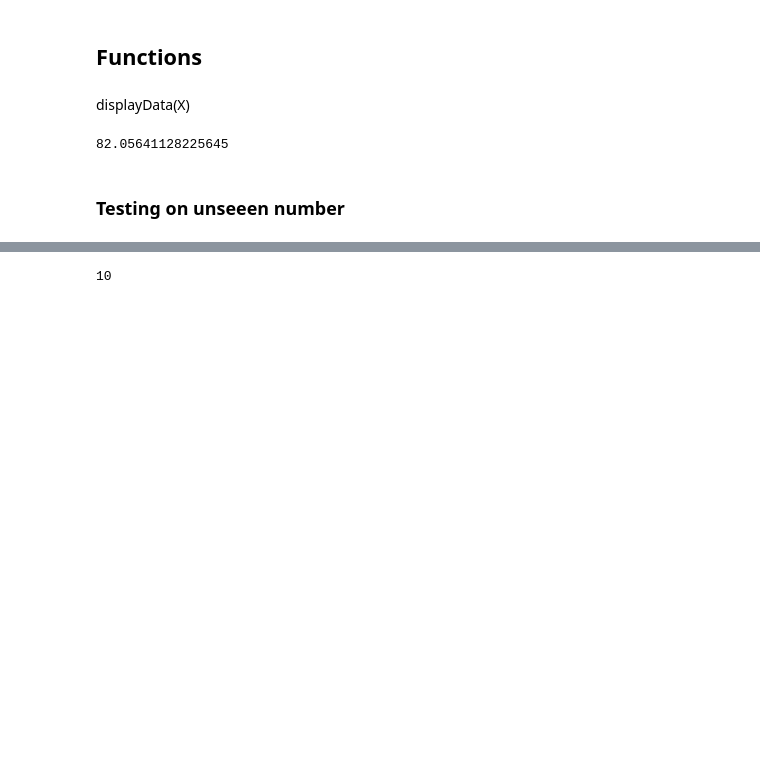
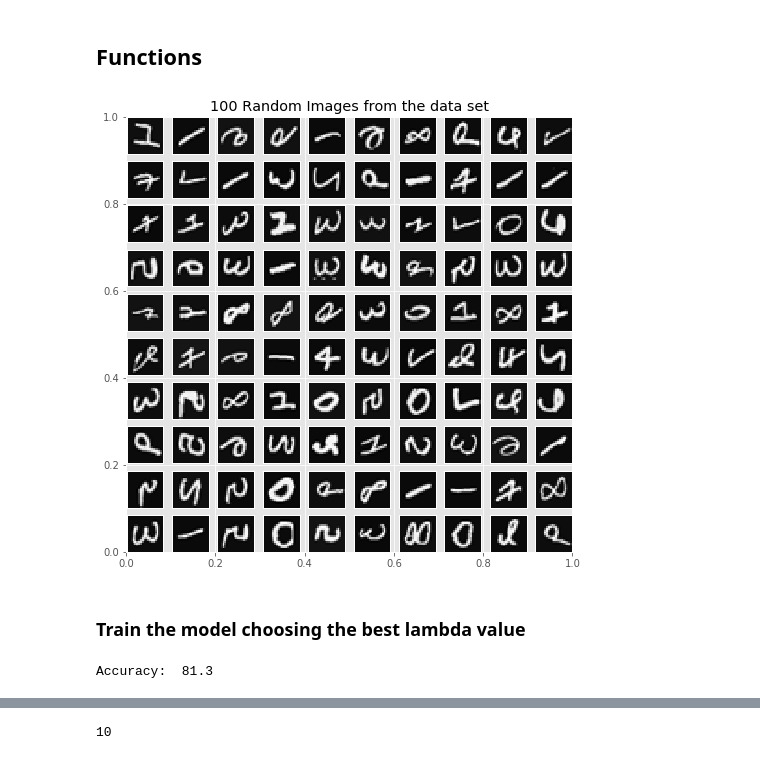
Before and after one commit to Pptr95/machine-learning-AndrewNg, a Jupyter notebook: assignment2/ex2/LogisticRegression.ipynb, the cells around one changed output, grey strips where cells are left out. Cells and saved outputs as stored; diff of their text form; code cells hidden in the pictures; blank space fills up the shorter version.

Commit message:
fix sklearn logistic regression

```diff
--- a/assignment2/ex2/LogisticRegression.ipynb
+++ b/assignment2/ex2/LogisticRegression.ipynb
@@ -340,12 +340,12 @@ To make a prediction on a new $x$, pick the class ￼that maximizes $h_\theta(x)
 import scipy.io
 from scipy import optimize
 import random
+from sklearn.model_selection import train_test_split
 
 mat = scipy.io.loadmat('ex3data1.mat')
-X_test = mat['X']
-X = X_test[1:,:]
-y_test = mat['y']
-y = y_test[1:,:]
+X = mat['X']
+y = mat['y']
+X_train, X_test, y_train, y_test = train_test_split(X, y, test_size=0.2)
 # %% [markdown]
 ## Functions
 # %%
@@ -380,26 +380,23 @@ def oneVsAll(X, y, num_labels, lamda):
 def predictOneVsAll(theta, X):
     X = np.c_[np.ones((X.shape[0], 1)), X]
     return sigmoid(X.dot(theta))
-# %% [markdown]
-displayData(X)
+# %%
+displayData(X_train)
+# %% [output]
+[figure, added]
+# %% [markdown]
+### Train the model choosing the best lambda value
 # %%
 num_labels = 10
-lamda = 0.1
-all_theta = oneVsAll(X, y, num_labels, lamda)
-prob = predictOneVsAll(all_theta, X)
-pred = np.argmax(prob, axis=1) + 1
+accuracy = np.array([])
+
+for lamda in [0, 0.1, 10, 100]:
+    all_theta = oneVsAll(X_train, y_train, num_labels, lamda)
+    prob = predictOneVsAll(all_theta, X_test)
+    pred = np.argmax(prob, axis=1) + 1
+    p = np.where(pred.reshape(-1, 1) == y_test, 1, 0)
+    accuracy = np.append(accuracy, (p.sum()/y_test.shape[0]) * 100)
+
+print("Accuracy: ", accuracy.max())
+# %% [output]
+Accuracy:  81.3
-# %%
-accuracy = np.array([])
-
-for lamda in [0, 0.1, 10, 100]:
-    all_theta = oneVsAll(X, y, 10, lamda)
-    prob = predictOneVsAll(all_theta, X)
-    pred = np.argmax(prob, axis=1) + 1
-    p = np.where(pred.reshape(-1, 1) == y, 1, 0)
-    accuracy = np.append(accuracy, (p.sum()/y.shape[0]) * 100)
-
-accuracy.max()
-# %% [output]
-82.05641128225645
-# %% [markdown]
-### Testing on unseeen number
```
Also changed, not shown: parts of 15 cells of this notebook.
